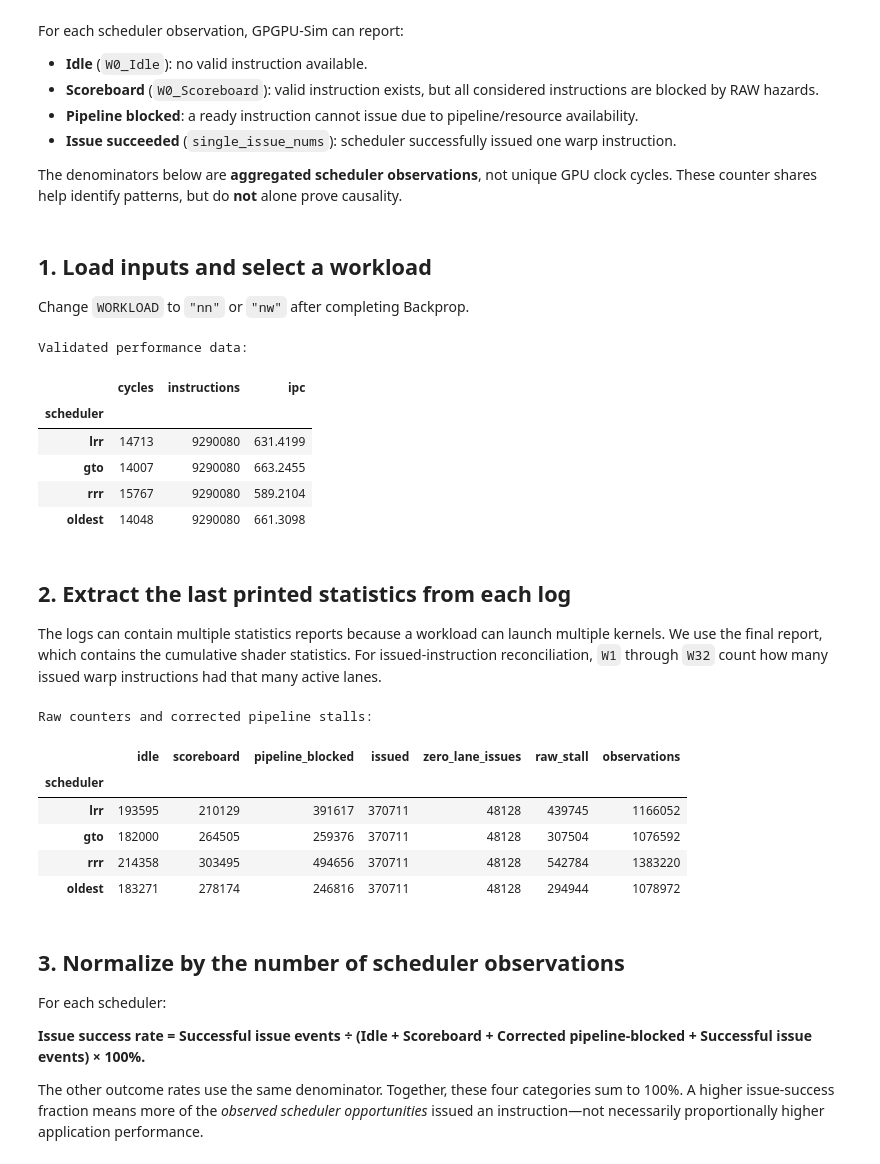
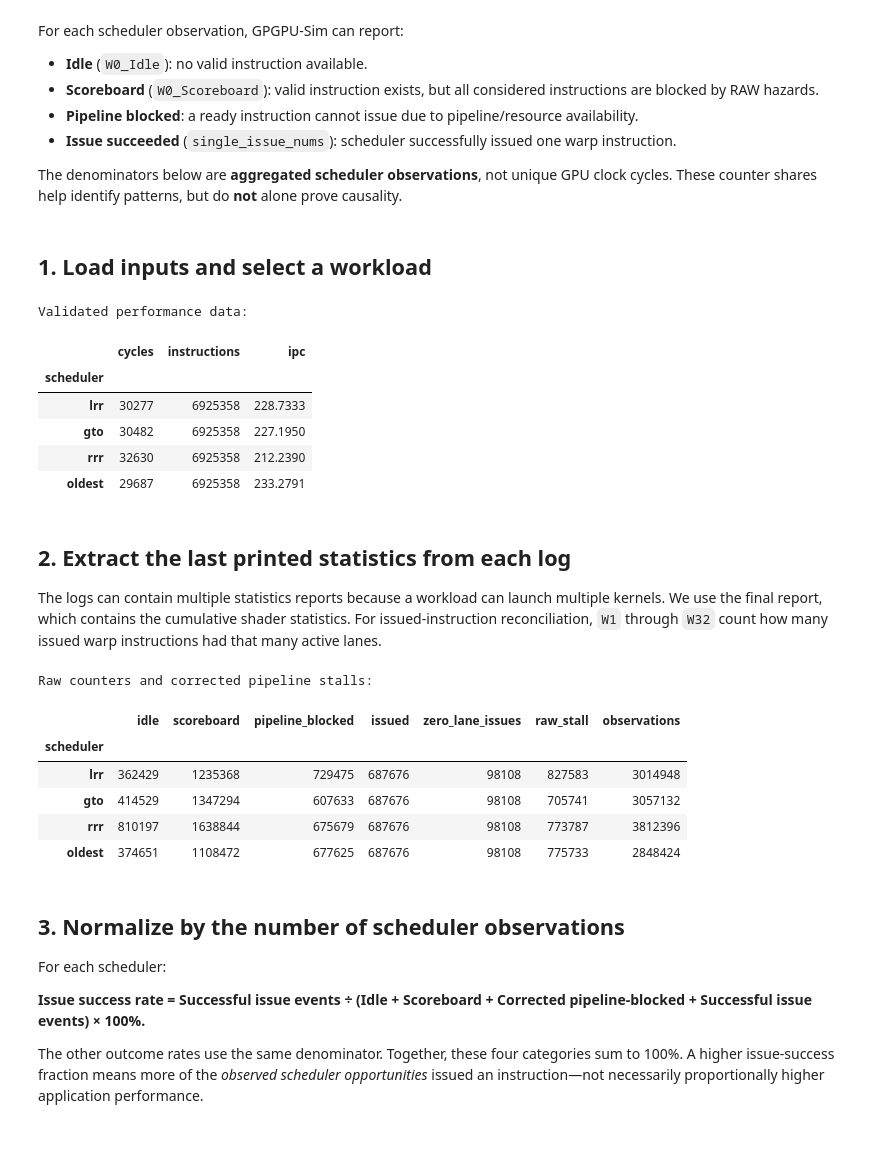
Before and after one commit to EnochWong521/gpu-warp-scheduling, a Jupyter notebook: notebooks/stall_analysis_nn.ipynb, the cells around one changed output. Drawn from its saved outputs; the diff is of its cells as text; code cells hidden in the pictures.

```diff
--- a/notebooks/stall_analysis_nn.ipynb
+++ b/notebooks/stall_analysis_nn.ipynb
@@ -17,41 +17,39 @@ For each scheduler observation, GPGPU-Sim can report:
 The denominators below are **aggregated scheduler observations**, not unique GPU clock cycles. These counter shares help identify patterns, but do **not** alone prove causality.
 # %% [markdown]
 ## 1. Load inputs and select a workload
-
-Change `WORKLOAD` to `"nn"` or `"nw"` after completing Backprop.
 # %%
 from pathlib import Path
 import re
 import pandas as pd
 import matplotlib.pyplot as plt
 from IPython.display import display
 
 SCHEDULERS = ["lrr", "gto", "rrr", "oldest"]
-WORKLOAD = "backprop"  # Later: "nn" or "nw"
+WORKLOAD = "nn"
 
 root = Path.cwd().resolve()
 if not (root / "results" / "feasibility" / "results_validated.csv").is_file():
     root = root.parent
 
 results_dir = root / "results" / "feasibility"
 validated_file = results_dir / "results_validated.csv"
 if not validated_file.is_file():
     raise FileNotFoundError(f"Cannot find {validated_file}. Open the notebook from the repo root or notebooks/.")
 
 perf = pd.read_csv(validated_file)
 relevant = perf[(perf.workload == WORKLOAD) & perf.scheduler.isin(SCHEDULERS)].copy()
 if len(relevant) != len(SCHEDULERS) or not (relevant.status == "PASS").all():
     raise ValueError(f"Missing or non-PASS validated performance results for {WORKLOAD}")
 print("Validated performance data:")
 display(relevant[["scheduler", "cycles", "instructions", "ipc"]].set_index("scheduler").reindex(SCHEDULERS))
 # %% [output]
 Validated performance data:
 |  | cycles | instructions | ipc |
 | scheduler |  |  |  |
-| lrr | 14713 | 9290080 | 631.4199 |
-| gto | 14007 | 9290080 | 663.2455 |
-| rrr | 15767 | 9290080 | 589.2104 |
-| oldest | 14048 | 9290080 | 661.3098 |
+| lrr | 30277 | 6925358 | 228.7333 |
+| gto | 30482 | 6925358 | 227.1950 |
+| rrr | 32630 | 6925358 | 212.2390 |
+| oldest | 29687 | 6925358 | 233.2791 |
 # %% [markdown]
 ## 2. Extract the **last** printed statistics from each log
 
@@ -138,10 +136,10 @@ display(stats[["idle", "scoreboard", "pipeline_blocked", "issued", "zero_lane_is
 Raw counters and corrected pipeline stalls:
 |  | idle | scoreboard | pipeline_blocked | issued | zero_lane_issues | raw_stall | observations |
 | scheduler |  |  |  |  |  |  |  |
-| lrr | 193595 | 210129 | 391617 | 370711 | 48128 | 439745 | 1166052 |
-| gto | 182000 | 264505 | 259376 | 370711 | 48128 | 307504 | 1076592 |
-| rrr | 214358 | 303495 | 494656 | 370711 | 48128 | 542784 | 1383220 |
-| oldest | 183271 | 278174 | 246816 | 370711 | 48128 | 294944 | 1078972 |
+| lrr | 362429 | 1235368 | 729475 | 687676 | 98108 | 827583 | 3014948 |
+| gto | 414529 | 1347294 | 607633 | 687676 | 98108 | 705741 | 3057132 |
+| rrr | 810197 | 1638844 | 675679 | 687676 | 98108 | 773787 | 3812396 |
+| oldest | 374651 | 1108472 | 677625 | 687676 | 98108 | 775733 | 2848424 |
 # %% [markdown]
 ## 3. Normalize by the number of scheduler observations
 
```
Also changed, not shown: parts of 2 cells of this notebook, 1 other file.
